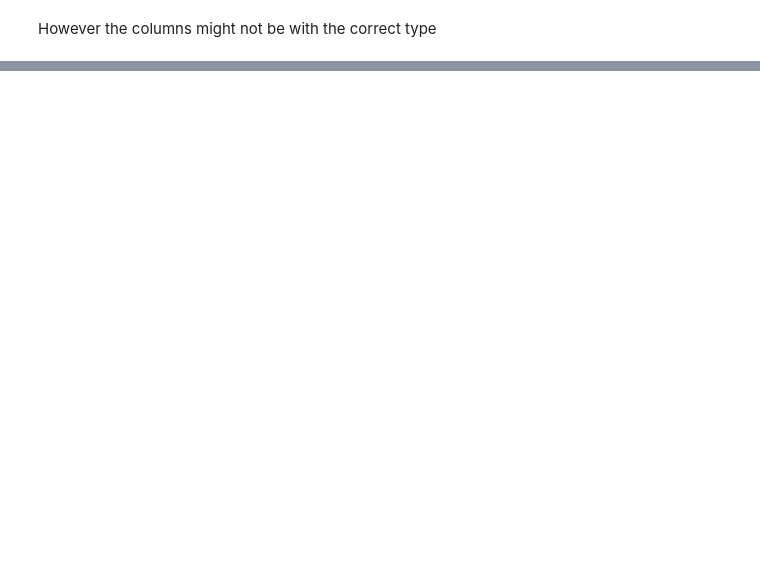
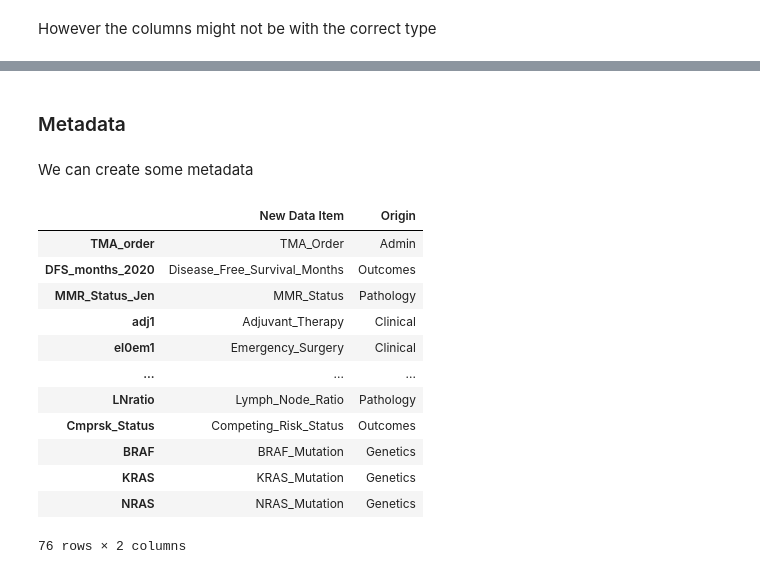
Before and after one commit to BBolosSierra/GRI_analysis, a Jupyter notebook: preprocess-1.ipynb, the cells around one changed output, grey strips where cells are left out. Drawn from its saved outputs; the diff is of its cells as text; code cells hidden in the pictures; blank space fills up the shorter version.

```diff
--- a/preprocess-1.ipynb
+++ b/preprocess-1.ipynb
@@ -404,2 +604,6 @@ df6.info()
 # %%
 df6.to_csv("data/GRI_preprocess-1.csv")
+# %% [markdown]
+### Metadata
+# %% [markdown]
+We can create some metadata
@@ -405,0 +689,19 @@ df6.to_csv("data/GRI_preprocess-1.csv")
+# %%
+### Updating metadata file
+meta_df = pd.DataFrame.from_dict(COL_META).T.rename(columns={"name": "New Data Item", "origin": "Origin"})
+
+meta_df
+# %% [output]
+|  | New Data Item | Origin |
+| TMA_order | TMA_Order | Admin |
+| DFS_months_2020 | Disease_Free_Survival_Months | Outcomes |
+| MMR_Status_Jen | MMR_Status | Pathology |
+| adj1 | Adjuvant_Therapy | Clinical |
+| el0em1 | Emergency_Surgery | Clinical |
+| ... | ... | ... |
+| LNratio | Lymph_Node_Ratio | Pathology |
+| Cmprsk_Status | Competing_Risk_Status | Outcomes |
+| BRAF | BRAF_Mutation | Genetics |
+| KRAS | KRAS_Mutation | Genetics |
+| NRAS | NRAS_Mutation | Genetics |
+76 rows × 2 columns
```
Also changed, not shown: parts of 37 cells of this notebook, 2 other files.
